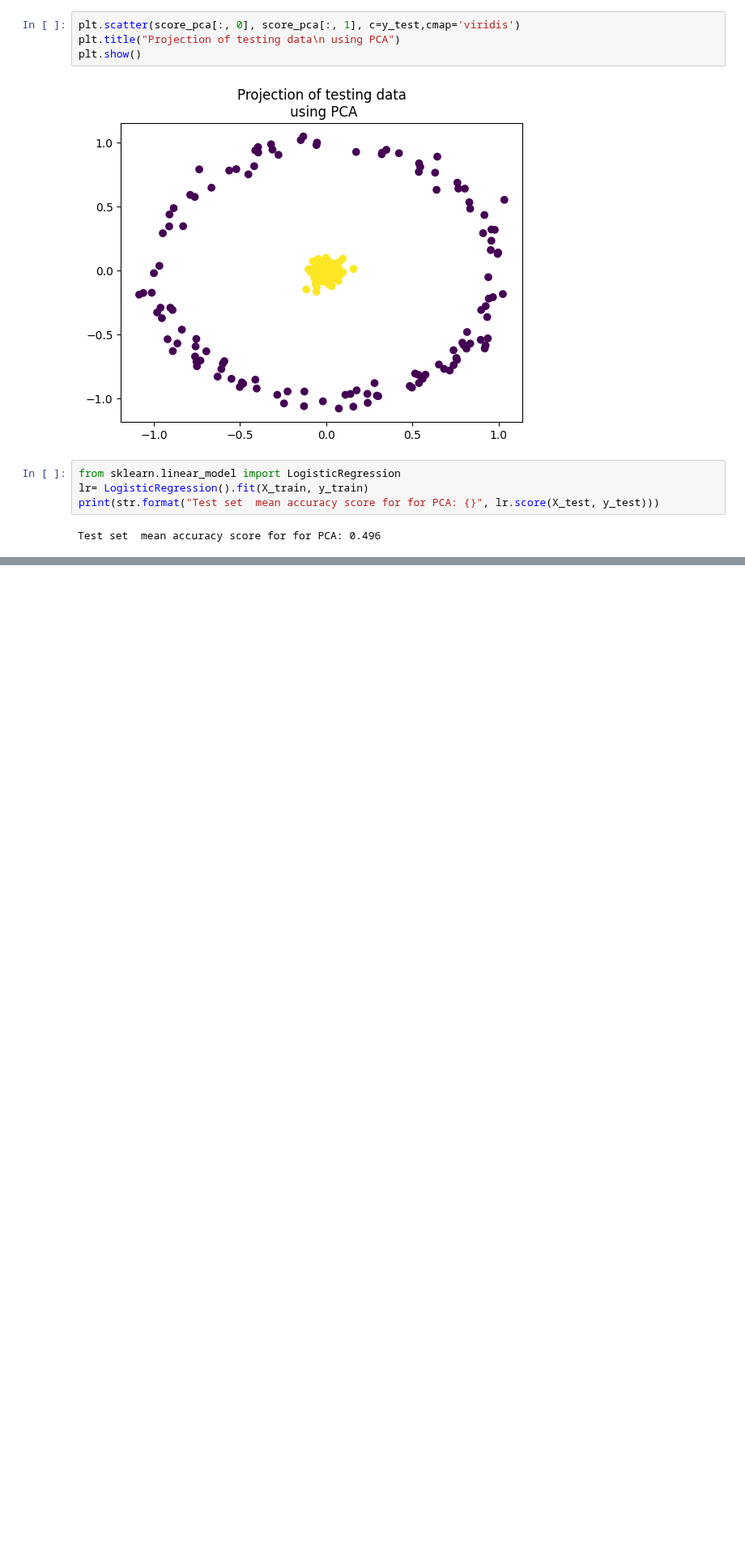
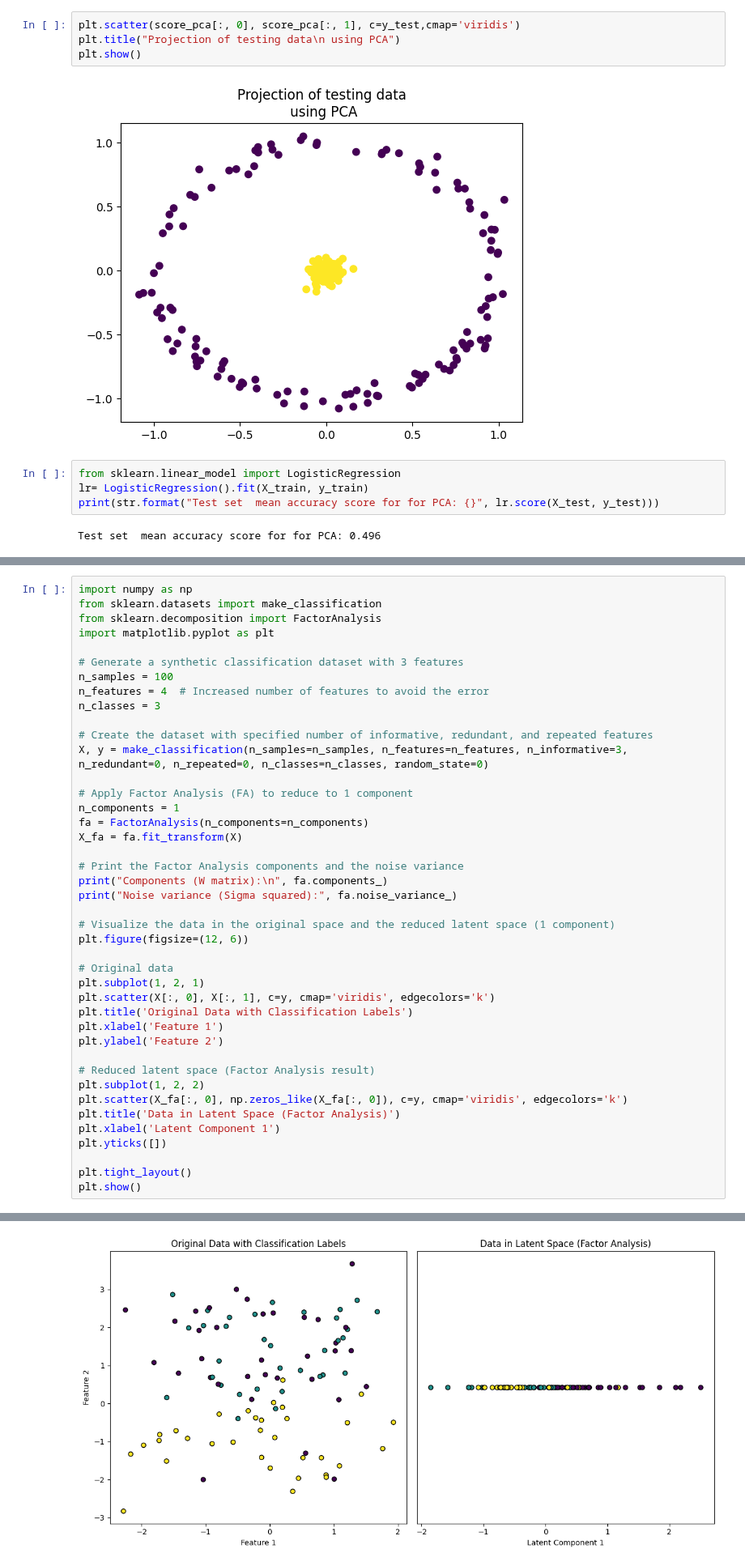
Before and after one commit to sabbir2609/edge_course, a Jupyter notebook: notebooks/KPCAvsPCA.ipynb, the cells around one changed output, grey strips where cells are left out. Shown at 81% size. Drawn from its saved outputs; the diff is of its cells as text; blank space fills up the shorter version.

```diff
--- a/notebooks/KPCAvsPCA.ipynb
+++ b/notebooks/KPCAvsPCA.ipynb
@@ -174,0 +91,43 @@ ValueError: matmul: Input operand 1 has a mismatch in its core dimension 0, with
+# %%
+import numpy as np
+from sklearn.datasets import make_classification
+from sklearn.decomposition import FactorAnalysis
+import matplotlib.pyplot as plt
+
+# Generate a synthetic classification dataset with 3 features
+n_samples = 100
+n_features = 4  # Increased number of features to avoid the error
+n_classes = 3
+
+# Create the dataset with specified number of informative, redundant, and repeated features
+X, y = make_classification(n_samples=n_samples, n_features=n_features, n_informative=3, n_redundant=0, n_repeated=0, n_classes=n_classes, random_state=0)
+
+# Apply Factor Analysis (FA) to reduce to 1 component
+n_components = 1
+fa = FactorAnalysis(n_components=n_components)
+X_fa = fa.fit_transform(X)
+
+# Print the Factor Analysis components and the noise variance
+print("Components (W matrix):\n", fa.components_)
+print("Noise variance (Sigma squared):", fa.noise_variance_)
+
+# Visualize the data in the original space and the reduced latent space (1 component)
+plt.figure(figsize=(12, 6))
+
+# Original data
+plt.subplot(1, 2, 1)
+plt.scatter(X[:, 0], X[:, 1], c=y, cmap='viridis', edgecolors='k')
+plt.title('Original Data with Classification Labels')
+plt.xlabel('Feature 1')
+plt.ylabel('Feature 2')
+
+# Reduced latent space (Factor Analysis result)
+plt.subplot(1, 2, 2)
+plt.scatter(X_fa[:, 0], np.zeros_like(X_fa[:, 0]), c=y, cmap='viridis', edgecolors='k')
+plt.title('Data in Latent Space (Factor Analysis)')
+plt.xlabel('Latent Component 1')
+plt.yticks([])
+
+plt.tight_layout()
+plt.show()
+# %% [output]
@@ -174,0 +137 @@ ValueError: matmul: Input operand 1 has a mismatch in its core dimension 0, with
+[figure, added]
```
Also changed, not shown: parts of 2 cells of this notebook.
